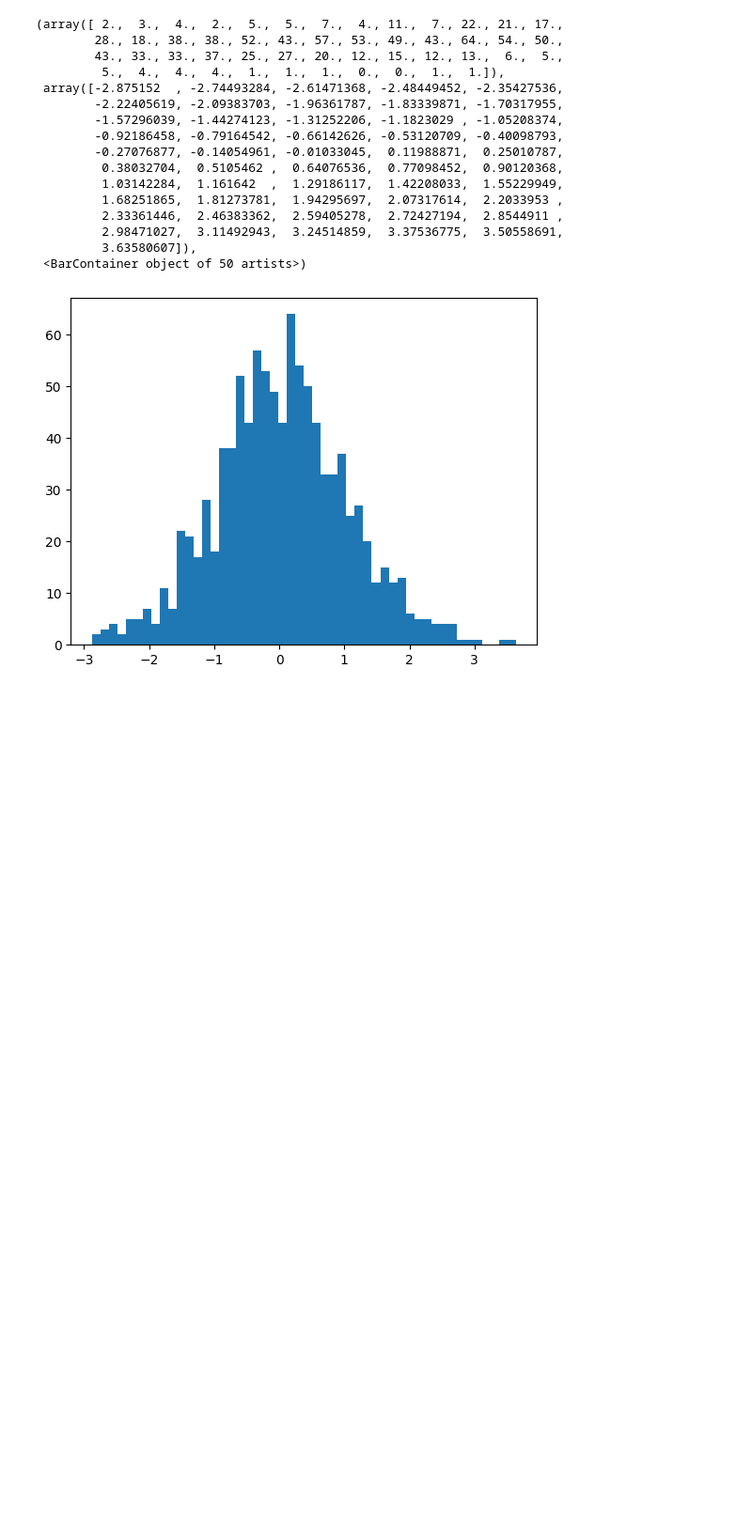
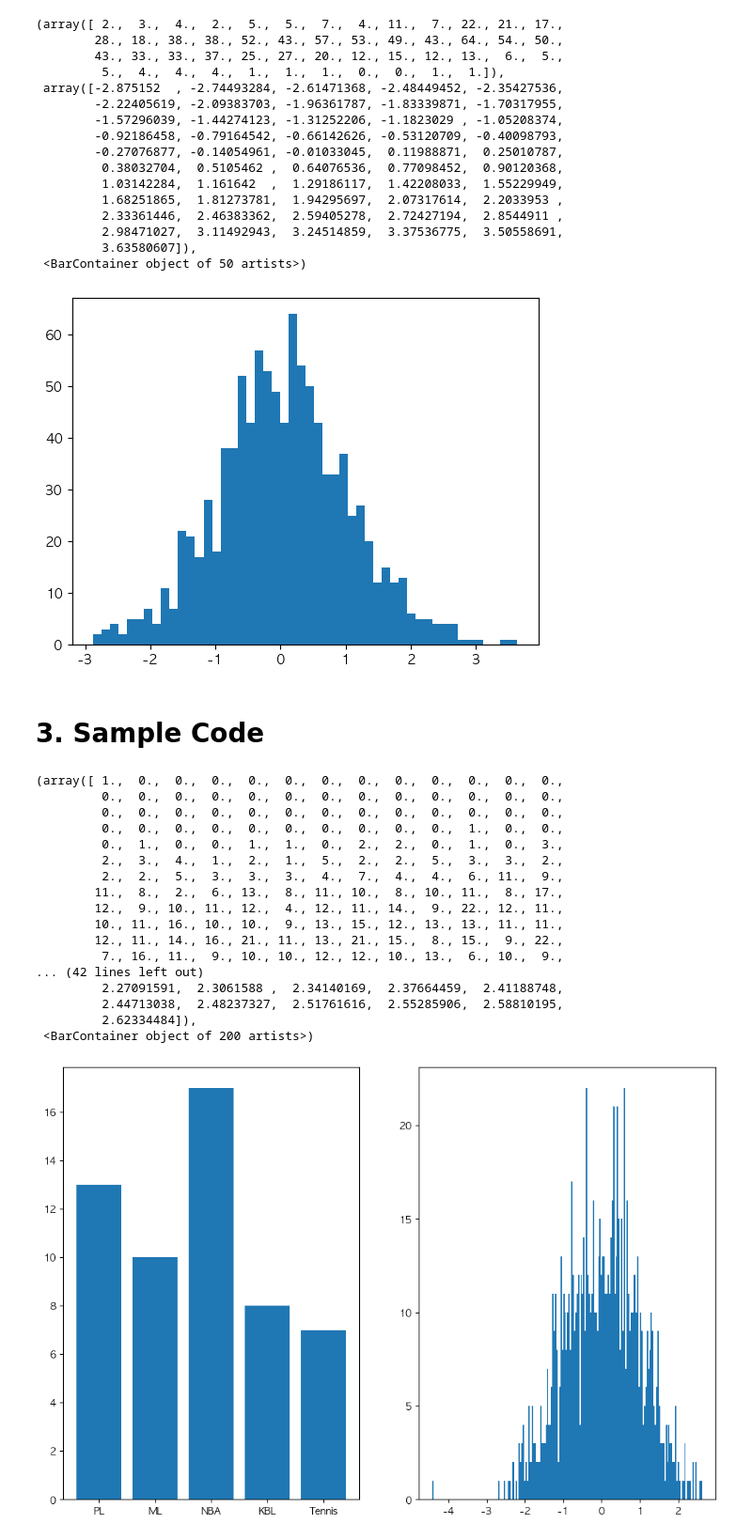
Before and after one commit to garlicvread/AI_programming_review, a Jupyter notebook: 006.Bar_and_histogram.ipynb, the cells around one changed output. Shown at 94% size. Cells and saved outputs as stored; diff of their text form; code cells hidden in the pictures; blank space fills up the shorter version.

```diff
--- a/006.Bar_and_histogram.ipynb
+++ b/006.Bar_and_histogram.ipynb
@@ -57,3 +64,38 @@ ax.hist(data, bins = 50)  # bins = number of bars to display the histogram
          3.63580607]),
  <BarContainer object of 50 artists>)
 [figure]
+# %% [markdown]
+# 3. Sample Code
+# %%
+# Data set
+x = np.array(["PL", "ML", "NBA", "KBL", "Tennis"])
+y = np.array([13, 10, 17, 8, 7])
+z = np.random.randn(1000)
+np.random.seed(20221206)
+
+fig, axes = plt.subplots(1, 2, figsize=(12, 8))
+
+# Bar graph
+axes[0].bar(x, y)
+
+# Histogram
+axes[1].hist(z, bins = 200)
+# %% [output]
+(array([ 1.,  0.,  0.,  0.,  0.,  0.,  0.,  0.,  0.,  0.,  0.,  0.,  0.,
+         0.,  0.,  0.,  0.,  0.,  0.,  0.,  0.,  0.,  0.,  0.,  0.,  0.,
+         0.,  0.,  0.,  0.,  0.,  0.,  0.,  0.,  0.,  0.,  0.,  0.,  0.,
+         0.,  0.,  0.,  0.,  0.,  0.,  0.,  0.,  0.,  0.,  1.,  0.,  0.,
+         0.,  1.,  0.,  0.,  1.,  1.,  0.,  2.,  2.,  0.,  1.,  0.,  3.,
+         2.,  3.,  4.,  1.,  2.,  1.,  5.,  2.,  2.,  5.,  3.,  3.,  2.,
+         2.,  2.,  5.,  3.,  3.,  3.,  4.,  7.,  4.,  4.,  6., 11.,  9.,
+        11.,  8.,  2.,  6., 13.,  8., 11., 10.,  8., 10., 11.,  8., 17.,
+        12.,  9., 10., 11., 12.,  4., 12., 11., 14.,  9., 22., 12., 11.,
+        10., 11., 16., 10., 10.,  9., 13., 15., 12., 13., 13., 11., 11.,
+        12., 11., 14., 16., 21., 11., 13., 21., 15.,  8., 15.,  9., 22.,
+         7., 16., 11.,  9., 10., 10., 12., 12., 10., 13.,  6., 10.,  9.,
+... (42 lines left out)
+         2.27091591,  2.3061588 ,  2.34140169,  2.37664459,  2.41188748,
+         2.44713038,  2.48237327,  2.51761616,  2.55285906,  2.58810195,
+         2.62334484]),
+ <BarContainer object of 200 artists>)
+[figure, added]
```
Also changed, not shown: parts of 4 cells of this notebook, 2 other files.
